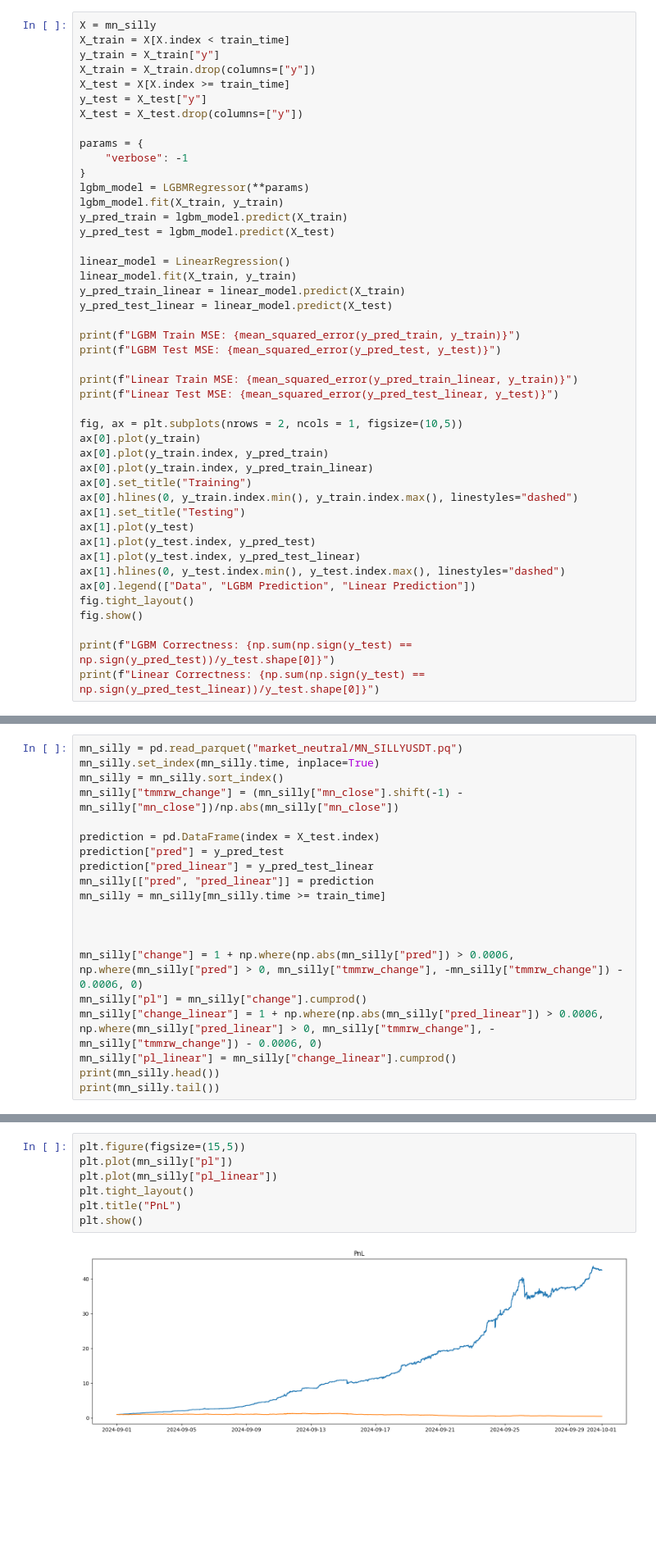
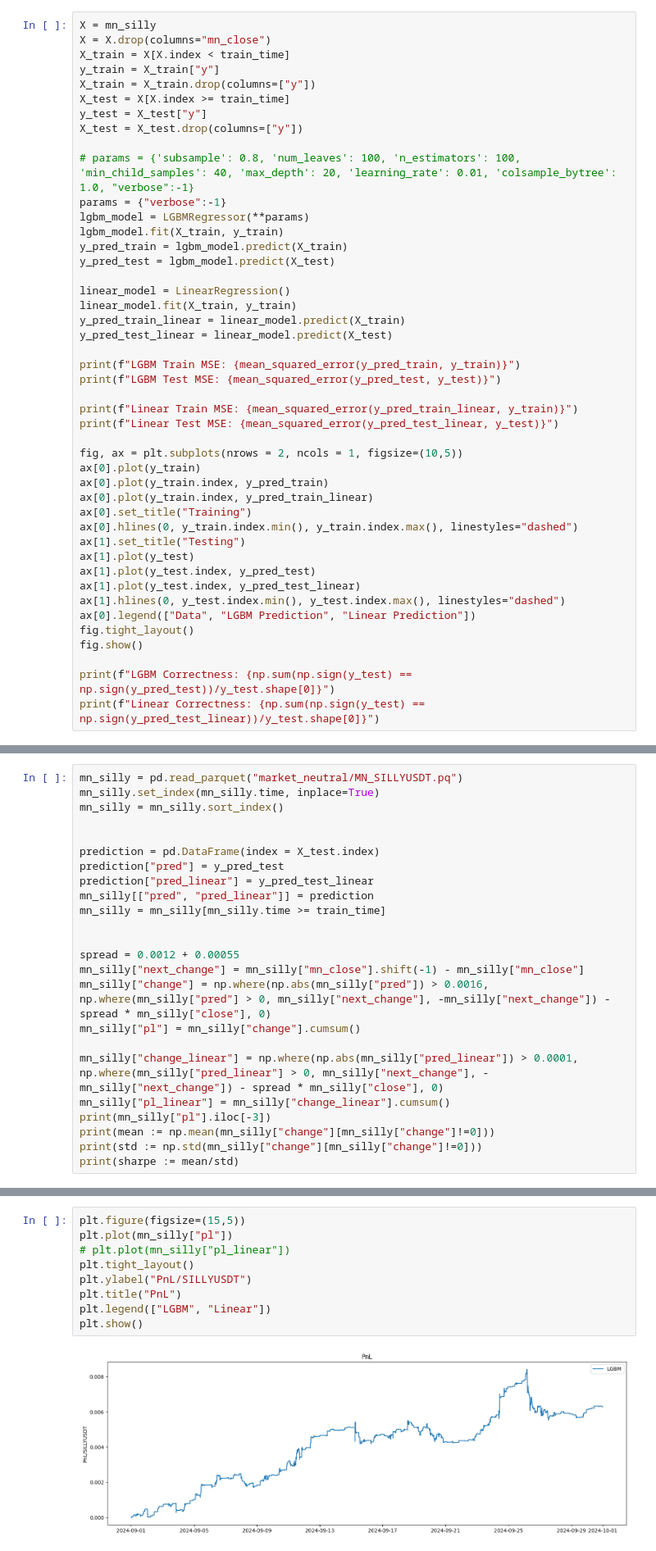
Before and after one commit to CarterTegen/TradingClub, a Jupyter notebook: tegen_analyze2.ipynb, the cells around one changed output, grey strips where cells are left out. Shown at 82% size. Saved outputs shown, nothing was run; the diff lists cells and outputs as text; blank space fills up the shorter version.

```diff
--- a/tegen_analyze2.ipynb
+++ b/tegen_analyze2.ipynb
@@ -114,6 +115,7 @@ mn_silly.head()
 | 2024-06-01 00:40:00 | -0.001521 | -0.000084 | 239452.0 | 0.109306 | 0.000039 | 0.000046 | 0.000046 | 0.000165 | 0.000042 | 0.000063 |
 # %%
 X = mn_silly
+X = X.drop(columns="mn_close")
 X_train = X[X.index < train_time]
 y_train = X_train["y"]
 X_train = X_train.drop(columns=["y"])
@@ -121,9 +123,8 @@ X_test = X[X.index >= train_time]
 y_test = X_test["y"]
 X_test = X_test.drop(columns=["y"])
 
-params = {
-    "verbose": -1
-}
+# params = {'subsample': 0.8, 'num_leaves': 100, 'n_estimators': 100, 'min_child_samples': 40, 'max_depth': 20, 'learning_rate': 0.01, 'colsample_bytree': 1.0, "verbose":-1}
+params = {"verbose":-1}
 lgbm_model = LGBMRegressor(**params)
 lgbm_model.fit(X_train, y_train)
 y_pred_train = lgbm_model.predict(X_train)
@@ -194,7 +233,7 @@ plt.show()
 mn_silly = pd.read_parquet("market_neutral/MN_SILLYUSDT.pq")
 mn_silly.set_index(mn_silly.time, inplace=True)
 mn_silly = mn_silly.sort_index()
-mn_silly["tmmrw_change"] = (mn_silly["mn_close"].shift(-1) - mn_silly["mn_close"])/np.abs(mn_silly["mn_close"])
+
 
 prediction = pd.DataFrame(index = X_test.index)
 prediction["pred"] = y_pred_test
@@ -203,11 +242,15 @@ mn_silly[["pred", "pred_linear"]] = prediction
 mn_silly = mn_silly[mn_silly.time >= train_time]
 
 
+spread = 0.0012 + 0.00055
+mn_silly["next_change"] = mn_silly["mn_close"].shift(-1) - mn_silly["mn_close"]
+mn_silly["change"] = np.where(np.abs(mn_silly["pred"]) > 0.0016, np.where(mn_silly["pred"] > 0, mn_silly["next_change"], -mn_silly["next_change"]) - spread * mn_silly["close"], 0)
+mn_silly["pl"] = mn_silly["change"].cumsum()
 
-mn_silly["change"] = 1 + np.where(np.abs(mn_silly["pred"]) > 0.0006, np.where(mn_silly["pred"] > 0, mn_silly["tmmrw_change"], -mn_silly["tmmrw_change"]) - 0.0006, 0)
-mn_silly["pl"] = mn_silly["change"].cumprod()
-mn_silly["change_linear"] = 1 + np.where(np.abs(mn_silly["pred_linear"]) > 0.0006, np.where(mn_silly["pred_linear"] > 0, mn_silly["tmmrw_change"], -mn_silly["tmmrw_change"]) - 0.0006, 0)
-mn_silly["pl_linear"] = mn_silly["change_linear"].cumprod()
-print(mn_silly.head())
-print(mn_silly.tail())
+mn_silly["change_linear"] = np.where(np.abs(mn_silly["pred_linear"]) > 0.0001, np.where(mn_silly["pred_linear"] > 0, mn_silly["next_change"], -mn_silly["next_change"]) - spread * mn_silly["close"], 0)
+mn_silly["pl_linear"] = mn_silly["change_linear"].cumsum()
+print(mn_silly["pl"].iloc[-3])
+print(mean := np.mean(mn_silly["change"][mn_silly["change"]!=0]))
+print(std := np.std(mn_silly["change"][mn_silly["change"]!=0]))
+print(sharpe := mean/std)
 # %% [output]
@@ -236,9 +287,11 @@ Series.__getitem__ treating keys as positions is deprecated. In a future version
 # %%
 plt.figure(figsize=(15,5))
 plt.plot(mn_silly["pl"])
-plt.plot(mn_silly["pl_linear"])
+# plt.plot(mn_silly["pl_linear"])
 plt.tight_layout()
+plt.ylabel("PnL/SILLYUSDT")
 plt.title("PnL")
+plt.legend(["LGBM", "Linear"])
 plt.show()
 # %% [output]
-[figure, old version]
+[figure, new version]
```
Also changed, not shown: parts of 10 cells of this notebook.
